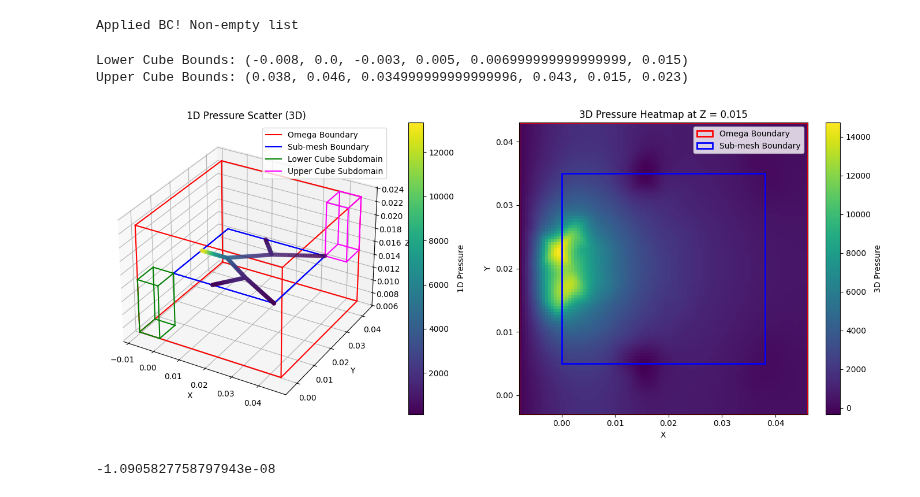
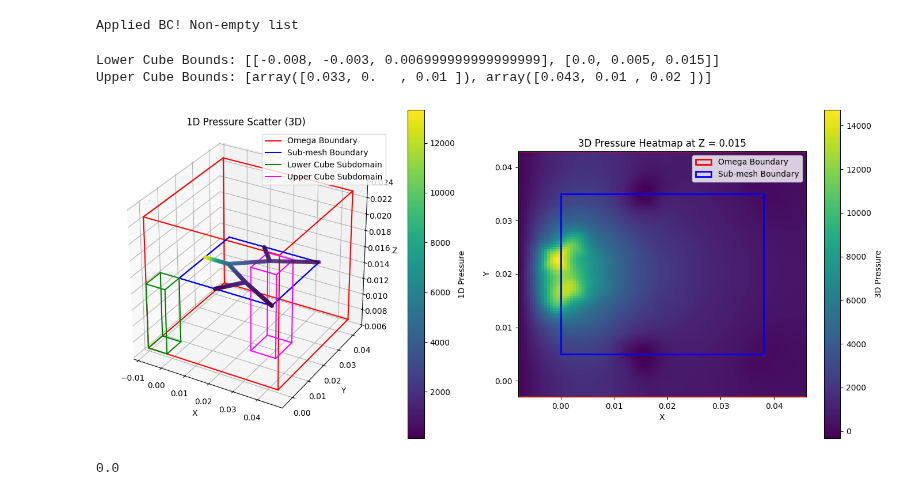
Before and after one commit to isosafrasaurus/multihepatic, a Jupyter notebook: 3d-1d.ipynb, the cells around one changed output. Drawn from its saved outputs; the diff is of its cells as text; code cells hidden in the pictures.

Commit message:
Attempt to scale scatter

```diff
--- a/3d-1d.ipynb
+++ b/3d-1d.ipynb
@@ -105,9 +100,10 @@ AttributeError: 'MeasureMeshUtility' object has no attribute 'get_cells_along_pa
 # %%
 import FEMSinkCubeFlux
+import numpy as np
 importlib.reload(FEMSinkCubeFlux)
 
 CUBE_TEST = FEMSinkCubeFlux.FEMSinkCubeFlux(
-    G=TEST_GRAPH,
+    G = TEST_GRAPH,
     gamma = 1.45e8,
     gamma_R = 1300,
     gamma_v = 25,
@@ -118,25 +114,28 @@ CUBE_TEST = FEMSinkCubeFlux.FEMSinkCubeFlux(
     P_in = 100.0 * 133.322, # 100 mmHg
     p_cvp = 1.0 * 133.322, # 1 mmHg
     Lambda_inlet = [0],
-    Lambda_padding_min = 0.008
+    Lambda_padding_min = 0.008,
+    upper_cube_bounds = [np.array(TEST_GRAPH_NODES[6]) - np.array([0.005, 0.005, 0.005]),
+                         np.array(TEST_GRAPH_NODES[6]) + np.array([0.005, 0.005, 0.005])]
 )
 # %% [output]
 Applied BC! Non-empty list
 # %%
+importlib.reload(Visualizer)
 cube_lower_bounds = CUBE_TEST.lower_cube_bounds
 cube_upper_bounds = CUBE_TEST.upper_cube_bounds
 
 print("Lower Cube Bounds:", cube_lower_bounds)
 print("Upper Cube Bounds:", cube_upper_bounds)
 
 Visualizer.plot_with_boundaries(CUBE_TEST.uh1d, CUBE_TEST.uh3d,
      cube_lower=cube_lower_bounds,
      cube_upper=cube_upper_bounds)
 # %% [output]
-Lower Cube Bounds: (-0.008, 0.0, -0.003, 0.005, 0.006999999999999999, 0.015)
-Upper Cube Bounds: (0.038, 0.046, 0.034999999999999996, 0.043, 0.015, 0.023)
+Lower Cube Bounds: [[-0.008, -0.003, 0.006999999999999999], [0.0, 0.005, 0.015]]
+Upper Cube Bounds: [array([0.033, 0.   , 0.01 ]), array([0.043, 0.01 , 0.02 ])]
-[figure, old version]
+[figure, new version]
 # %%
 CUBE_TEST.compute_upper_cube_flux()
 # %% [output]
--1.0905827758797943e-08
+0.0
```
Also changed, not shown: parts of 5 cells of this notebook, 2 other files.
